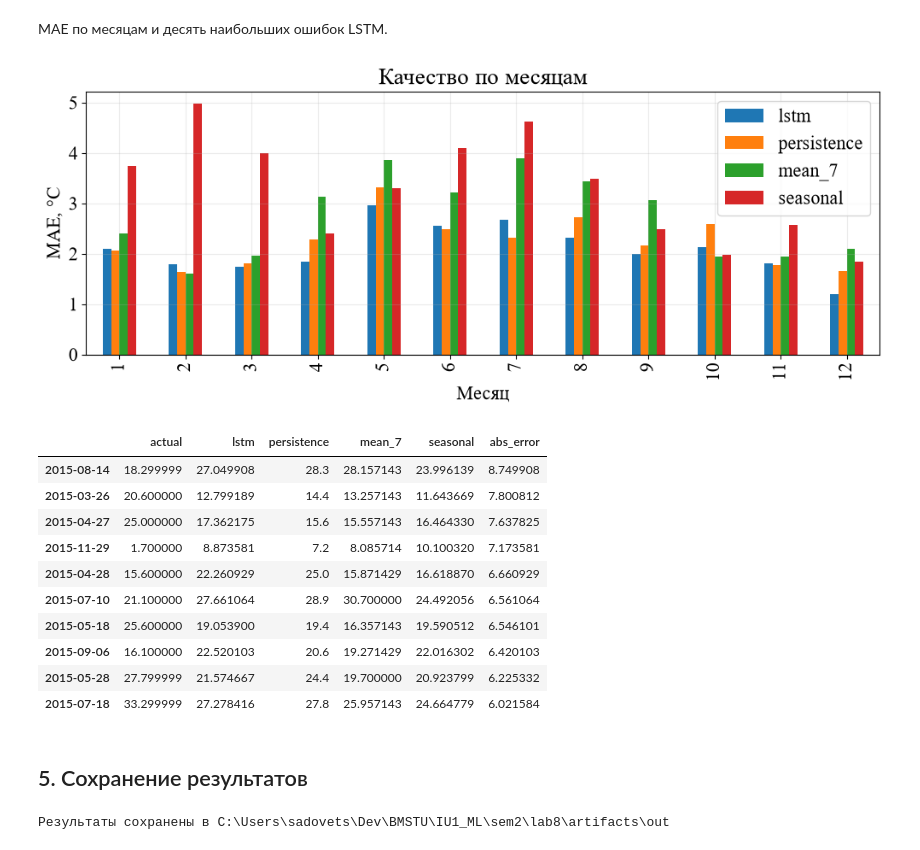
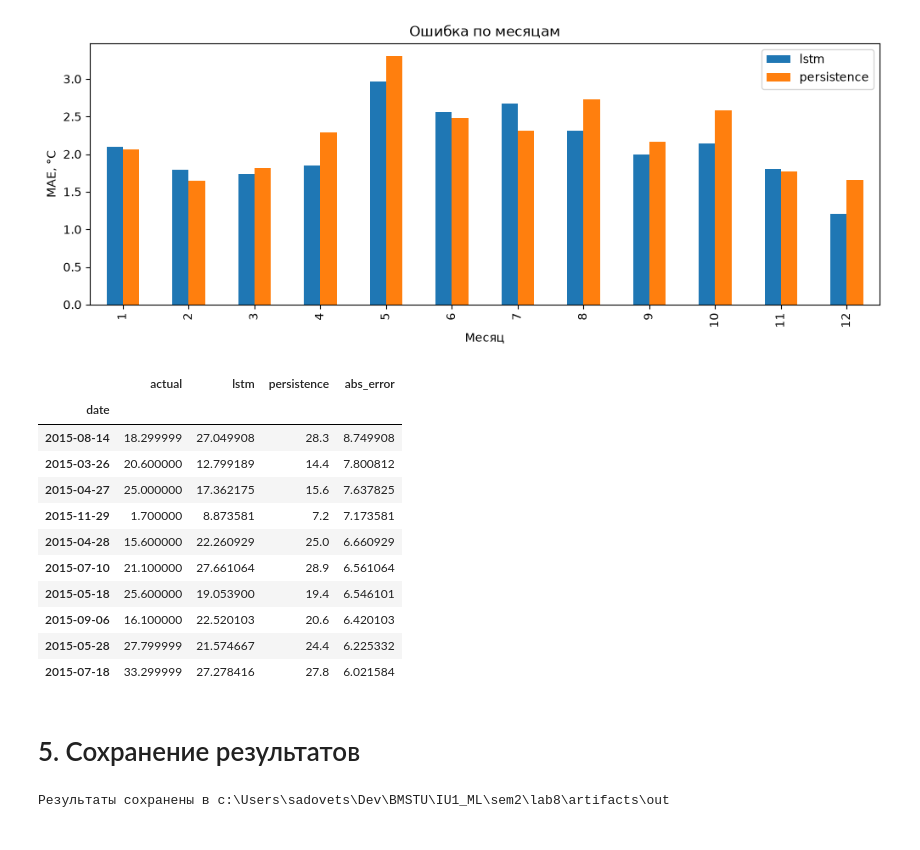
Before and after one commit to RiXenGC/IU1_ML, a Jupyter notebook: sem2/lab8/notebooks/03_metrics.ipynb, the cells around one changed output. Drawn from its saved outputs; the diff is of its cells as text; code cells hidden in the pictures.

```diff
--- a/sem2/lab8/notebooks/03_metrics.ipynb
+++ b/sem2/lab8/notebooks/03_metrics.ipynb
@@ -149,0 +38,12 @@ LSTM: изменение MAE относительно persistence = 6.4% (плю
+# %%
+with torch.no_grad():
+    prediction = model(torch.from_numpy(X_test)).numpy()
+
+observations = pd.read_csv(ARTIFACTS_DIR / 'observations.csv', parse_dates=['date']).set_index('date')
+results = pd.DataFrame(index=dates)
+results.index.name = 'date'
+results['actual'] = y_test * meta['y_std'] + meta['y_mean']
+results['lstm'] = prediction * meta['y_std'] + meta['y_mean']
+results['persistence'] = observations['temp_max'].shift(1).reindex(dates)
+assert not results.isna().any().any(), 'Для некоторых дат нет прогноза.'
+display(results.head())
@@ -149,0 +63,12 @@ LSTM: изменение MAE относительно persistence = 6.4% (плю
+# %%
+rows = []
+for name in ['lstm', 'persistence']:
+    error = results[name] - results['actual']
+    rows.append({
+        'model': name,
+        'MAE': error.abs().mean(),
+        'RMSE': np.sqrt((error ** 2).mean()),
+        'Bias': error.mean(),
+    })
+metrics = pd.DataFrame(rows).set_index('model')
+display(metrics.round(3))
@@ -210,34 +99,34 @@ plt.show()
-# %% [markdown]
-MAE по месяцам и десять наибольших ошибок LSTM.
 # %%
-monthly = pd.DataFrame({name: (results[name] - results.actual).abs().groupby(results.index.month).mean()
-                        for name in ['lstm', 'persistence', 'mean_7', 'seasonal']})
-monthly.plot.bar()
+absolute_errors = pd.DataFrame(index=results.index)
+for name in ['lstm', 'persistence']:
+    absolute_errors[name] = (results[name] - results['actual']).abs()
 
+monthly = absolute_errors.groupby(absolute_errors.index.month).mean()
+monthly.plot.bar(figsize=(12, 4), title='Ошибка по месяцам')
+plt.xlabel('Месяц')
 plt.ylabel('MAE, °C')
-plt.xlabel('Месяц')
-plt.title('Качество по месяцам')
 plt.show()
-display(results.assign(abs_error=error.abs()).nlargest(10, 'abs_error'))
+display(results.assign(abs_error=absolute_errors['lstm']).nlargest(10, 'abs_error'))
 # %% [output]
-[figure, old version]
+[figure, new version]
-|  | actual | lstm | persistence | mean_7 | seasonal | abs_error |
-| 2015-08-14 | 18.299999 | 27.049908 | 28.3 | 28.157143 | 23.996139 | 8.749908 |
-| 2015-03-26 | 20.600000 | 12.799189 | 14.4 | 13.257143 | 11.643669 | 7.800812 |
-| 2015-04-27 | 25.000000 | 17.362175 | 15.6 | 15.557143 | 16.464330 | 7.637825 |
-| 2015-11-29 | 1.700000 | 8.873581 | 7.2 | 8.085714 | 10.100320 | 7.173581 |
-| 2015-04-28 | 15.600000 | 22.260929 | 25.0 | 15.871429 | 16.618870 | 6.660929 |
-| 2015-07-10 | 21.100000 | 27.661064 | 28.9 | 30.700000 | 24.492056 | 6.561064 |
-| 2015-05-18 | 25.600000 | 19.053900 | 19.4 | 16.357143 | 19.590512 | 6.546101 |
-| 2015-09-06 | 16.100000 | 22.520103 | 20.6 | 19.271429 | 22.016302 | 6.420103 |
-| 2015-05-28 | 27.799999 | 21.574667 | 24.4 | 19.700000 | 20.923799 | 6.225332 |
-| 2015-07-18 | 33.299999 | 27.278416 | 27.8 | 25.957143 | 24.664779 | 6.021584 |
+|  | actual | lstm | persistence | abs_error |
+| date |  |  |  |  |
+| 2015-08-14 | 18.299999 | 27.049908 | 28.3 | 8.749908 |
+| 2015-03-26 | 20.600000 | 12.799189 | 14.4 | 7.800812 |
+| 2015-04-27 | 25.000000 | 17.362175 | 15.6 | 7.637825 |
+| 2015-11-29 | 1.700000 | 8.873581 | 7.2 | 7.173581 |
+| 2015-04-28 | 15.600000 | 22.260929 | 25.0 | 6.660929 |
+| 2015-07-10 | 21.100000 | 27.661064 | 28.9 | 6.561064 |
+| 2015-05-18 | 25.600000 | 19.053900 | 19.4 | 6.546101 |
+| 2015-09-06 | 16.100000 | 22.520103 | 20.6 | 6.420103 |
+| 2015-05-28 | 27.799999 | 21.574667 | 24.4 | 6.225332 |
+| 2015-07-18 | 33.299999 | 27.278416 | 27.8 | 6.021584 |
 # %% [markdown]
-## 5. Сохранение результатов
+# 5. Сохранение результатов
 # %%
-results.to_csv(OUTPUT_DIR / "test_predictions.csv", index_label="date")
-scores.to_csv(OUTPUT_DIR / "test_metrics.csv", index_label="model")
-monthly.to_csv(OUTPUT_DIR / "monthly_mae.csv", index_label="month")
-print(f"Результаты сохранены в {OUTPUT_DIR}")
+results.to_csv(OUTPUT_DIR / 'test_predictions.csv')
+metrics.to_csv(OUTPUT_DIR / 'test_metrics.csv')
+monthly.to_csv(OUTPUT_DIR / 'monthly_mae.csv')
+print('Результаты сохранены в', OUTPUT_DIR)
 # %% [output]
-Результаты сохранены в C:\Users\sadovets\Dev\BMSTU\IU1_ML\sem2\lab8\artifacts\out
+Результаты сохранены в c:\Users\sadovets\Dev\BMSTU\IU1_ML\sem2\lab8\artifacts\out
```
Also changed, not shown: parts of 20 cells of this notebook, 4 other files.
